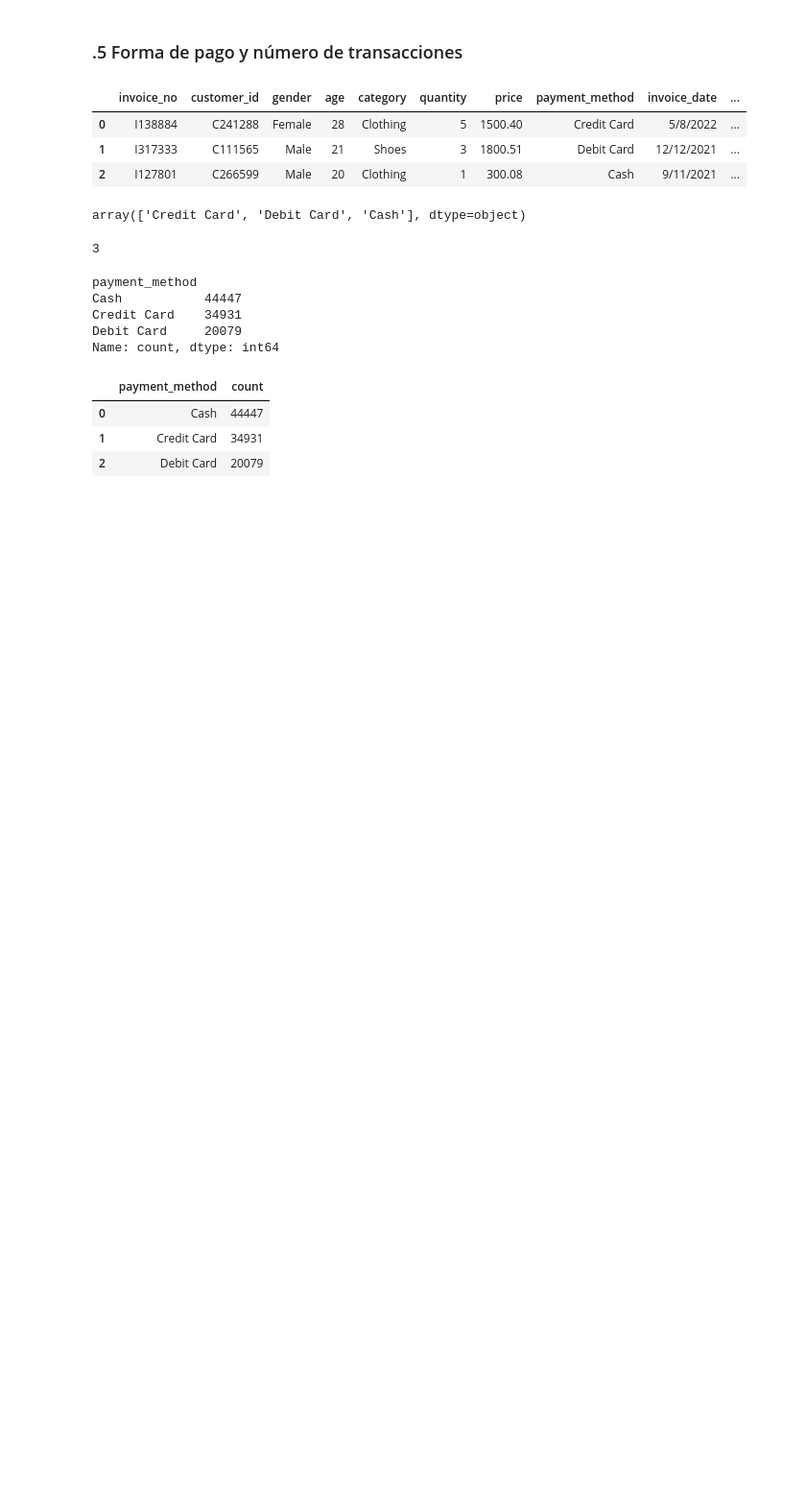
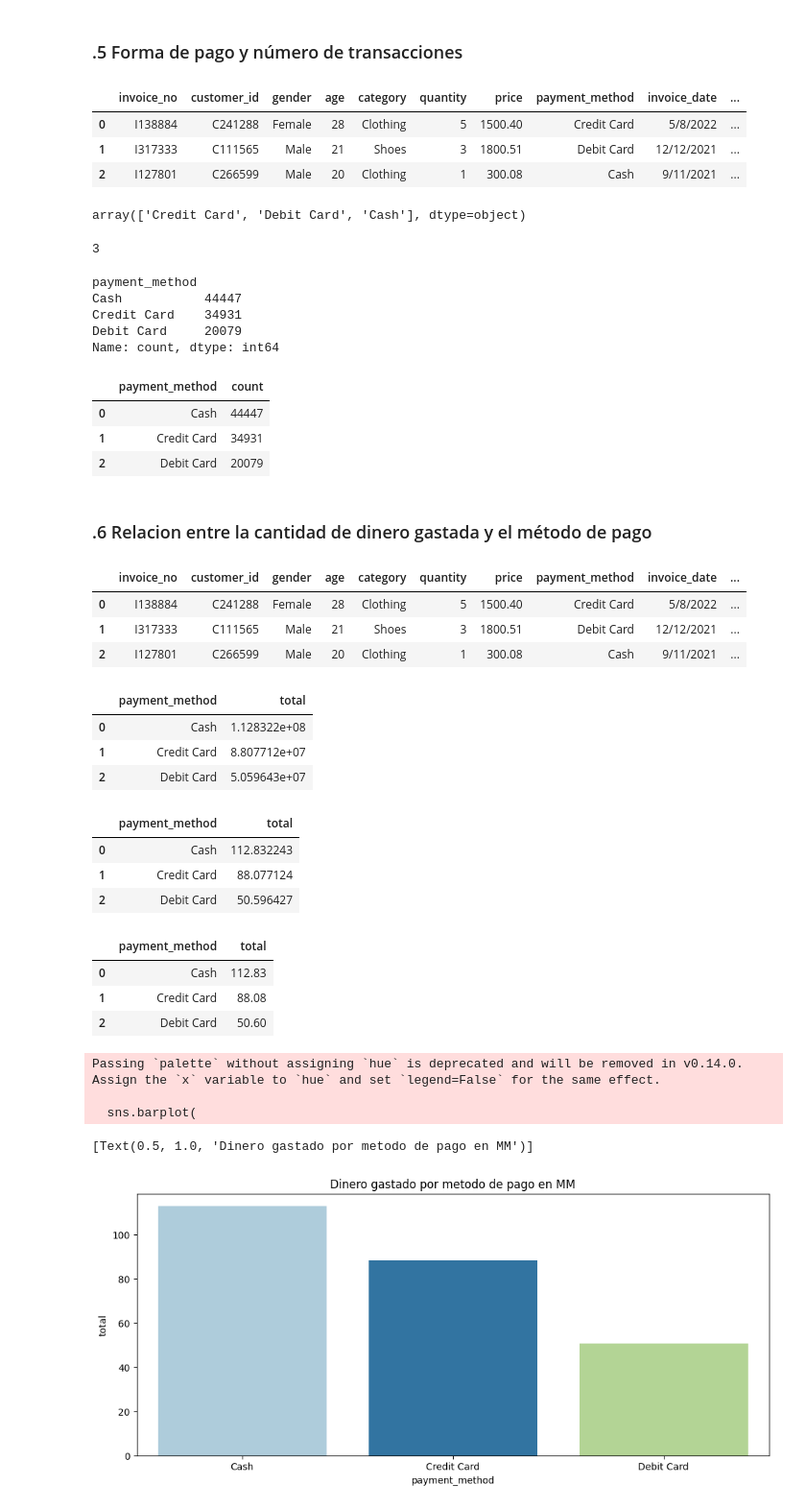
Before and after one commit to Casald/AnalisisRetail_UV, a Jupyter notebook: Analisis_Retail.ipynb, the cells around one changed output. Shown: that part at 96% size. Saved outputs shown, nothing was run; the diff lists cells and outputs as text; code cells hidden in the pictures; blank space fills up the shorter version.

```diff
--- a/Analisis_Retail.ipynb
+++ b/Analisis_Retail.ipynb
@@ -434,3 +434,16 @@ df_methods.head()
 | 0 | Cash | 44447 |
 | 1 | Credit Card | 34931 |
 | 2 | Debit Card | 20079 |
+# %% [markdown]
+### .6 Relacion entre la cantidad de dinero gastada y el método de pago
+# %%
+df6 = df0.copy()
+# %%
+df6.head(3)
+# %% [output]
+|  | invoice_no | customer_id | gender | age | category | quantity | price | payment_method | invoice_date | ... |
+| 0 | I138884 | C241288 | Female | 28 | Clothing | 5 | 1500.40 | Credit Card | 5/8/2022 | ... |
+| 1 | I317333 | C111565 | Male | 21 | Shoes | 3 | 1800.51 | Debit Card | 12/12/2021 | ... |
+| 2 | I127801 | C266599 | Male | 20 | Clothing | 1 | 300.08 | Cash | 9/11/2021 | ... |
+# %%
+df6['total'] = df6['price'] * df6['quantity']
@@ -436,0 +452,37 @@ df_methods.head()
+# %%
+df6.groupby('payment_method')['total'].sum().reset_index()
+# %% [output]
+|  | payment_method | total |
+| 0 | Cash | 1.128322e+08 |
+| 1 | Credit Card | 8.807712e+07 |
+| 2 | Debit Card | 5.059643e+07 |
+# %%
+df_total_method = df6.groupby('payment_method')['total'].sum().reset_index()
+df_total_method['total'] = df_total_method['total'] / 1e6
+df_total_method.head()
+# %% [output]
+|  | payment_method | total |
+| 0 | Cash | 112.832243 |
+| 1 | Credit Card | 88.077124 |
+| 2 | Debit Card | 50.596427 |
+# %%
+df_total_method['total'] = round(df_total_method['total'], 2)
+df_total_method.head(3)
+# %% [output]
+|  | payment_method | total |
+| 0 | Cash | 112.83 |
+| 1 | Credit Card | 88.08 |
+| 2 | Debit Card | 50.60 |
+# %%
+# Grafica de dinero gastado por metodo de pago en MM
+plt.figure(figsize=(12,5))
+sns.barplot(
+    data=df_total_method, x='payment_method',
+    y='total', palette='Paired'
+).set(title='Dinero gastado por metodo de pago en MM')
+# %% [output]
+Passing `palette` without assigning `hue` is deprecated and will be removed in v0.14.0. Assign the `x` variable to `hue` and set `legend=False` for the same effect.
+
+  sns.barplot(
+[Text(0.5, 1.0, 'Dinero gastado por metodo de pago en MM')]
+[figure, added]
```
Also changed, not shown: parts of 1 cell of this notebook.
